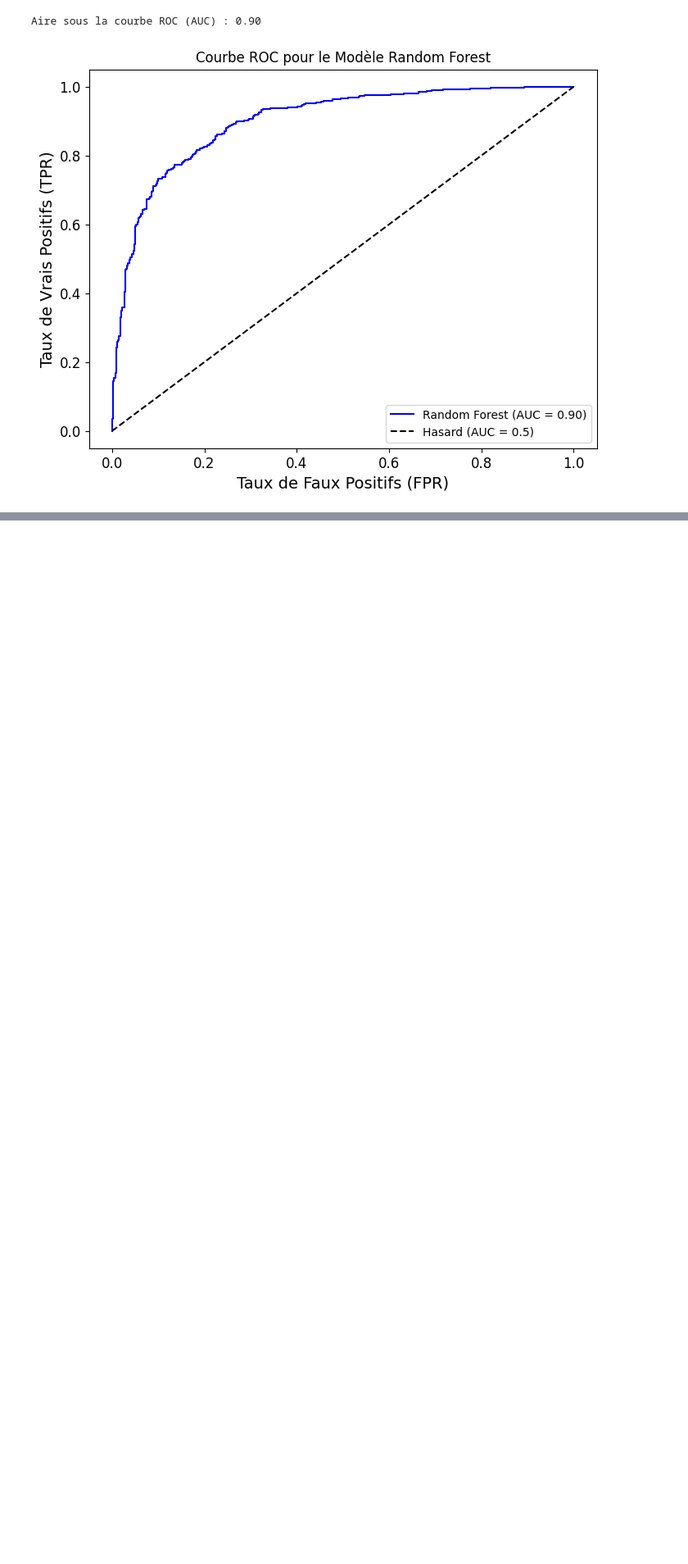
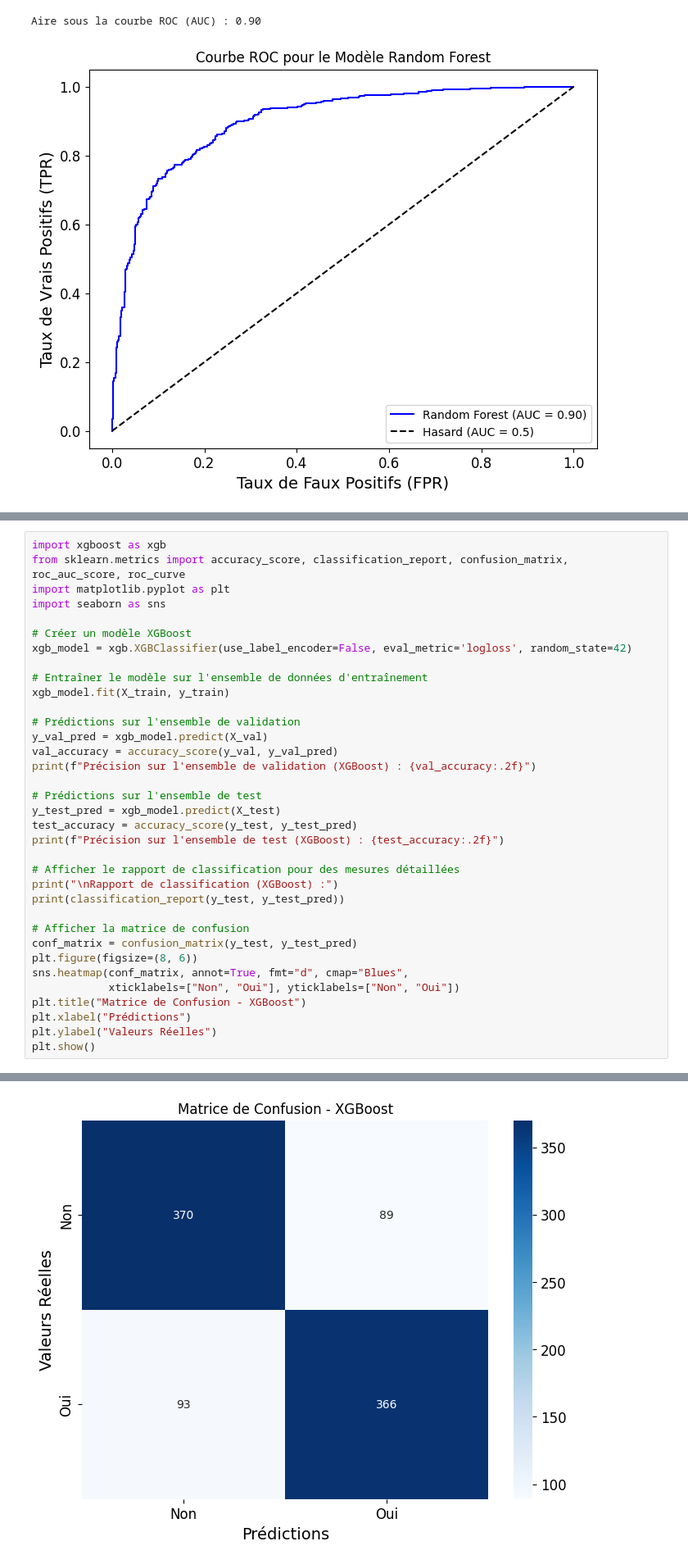
Before and after one commit to mdunand2/2024_MLEES, a Jupyter notebook: Project/Landslide_Italy.ipynb, the cells around one changed output, grey strips where cells are left out. Shown at 82% size. Cells and saved outputs as stored; diff of their text form; blank space fills up the shorter version.

```diff
--- a/Project/Landslide_Italy.ipynb
+++ b/Project/Landslide_Italy.ipynb
@@ -402,0 +412,36 @@ Aire sous la courbe ROC (AUC) : 0.90
+# %%
+import xgboost as xgb
+from sklearn.metrics import accuracy_score, classification_report, confusion_matrix, roc_auc_score, roc_curve
+import matplotlib.pyplot as plt
+import seaborn as sns
+
+# Créer un modèle XGBoost
+xgb_model = xgb.XGBClassifier(use_label_encoder=False, eval_metric='logloss', random_state=42)
+
+# Entraîner le modèle sur l'ensemble de données d'entraînement
+xgb_model.fit(X_train, y_train)
+
+# Prédictions sur l'ensemble de validation
+y_val_pred = xgb_model.predict(X_val)
+val_accuracy = accuracy_score(y_val, y_val_pred)
+print(f"Précision sur l'ensemble de validation (XGBoost) : {val_accuracy:.2f}")
+
+# Prédictions sur l'ensemble de test
+y_test_pred = xgb_model.predict(X_test)
+test_accuracy = accuracy_score(y_test, y_test_pred)
+print(f"Précision sur l'ensemble de test (XGBoost) : {test_accuracy:.2f}")
+
+# Afficher le rapport de classification pour des mesures détaillées
+print("\nRapport de classification (XGBoost) :")
+print(classification_report(y_test, y_test_pred))
+
+# Afficher la matrice de confusion
+conf_matrix = confusion_matrix(y_test, y_test_pred)
+plt.figure(figsize=(8, 6))
+sns.heatmap(conf_matrix, annot=True, fmt="d", cmap="Blues",
+            xticklabels=["Non", "Oui"], yticklabels=["Non", "Oui"])
+plt.title("Matrice de Confusion - XGBoost")
+plt.xlabel("Prédictions")
+plt.ylabel("Valeurs Réelles")
+plt.show()
+# %% [output]
@@ -402,0 +463 @@ Aire sous la courbe ROC (AUC) : 0.90
+[figure, added]
```
Also changed, not shown: parts of 18 cells of this notebook.
